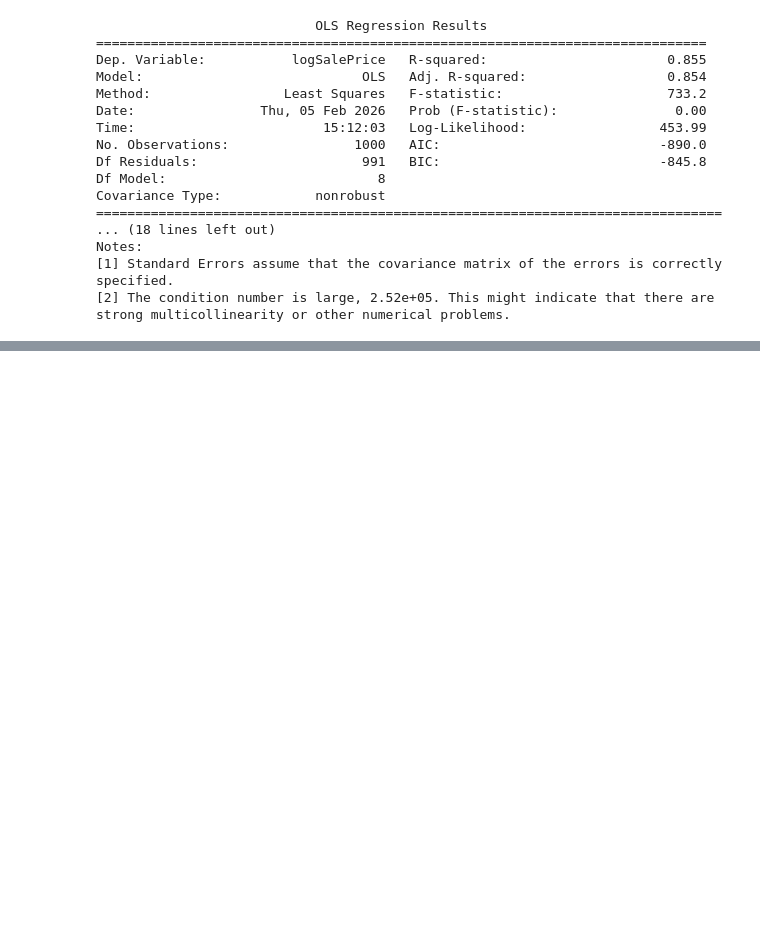
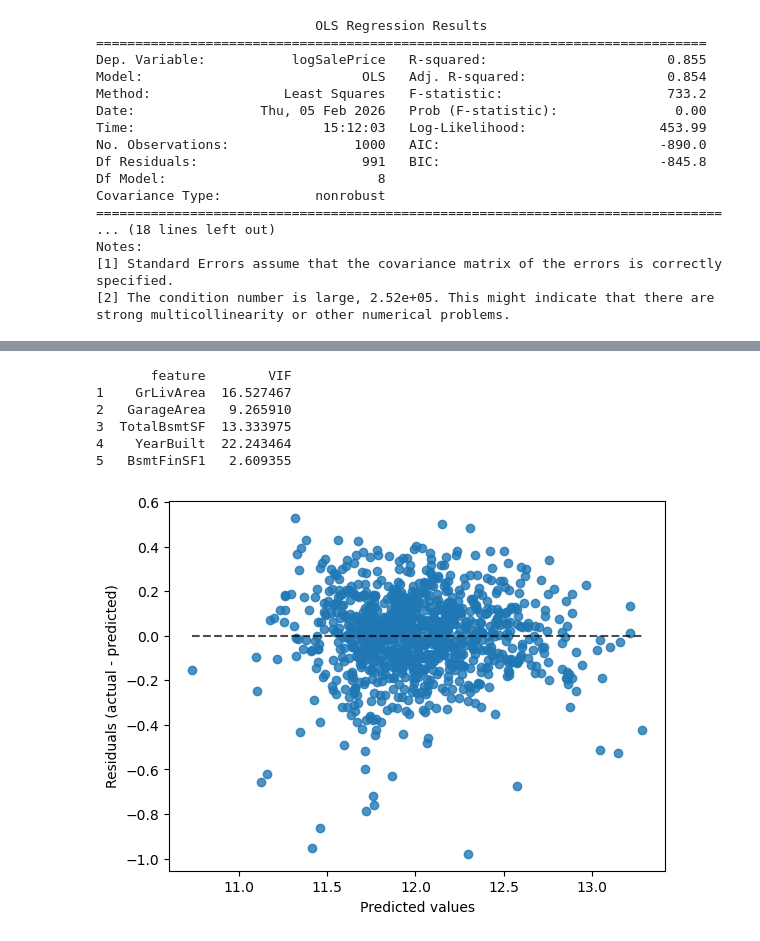
Before and after one commit to Baguirr1/Studio-2-, a Jupyter notebook: Project/Project 1 code.ipynb, the cells around one changed output, grey strips where cells are left out. Cells and saved outputs as stored; diff of their text form; code cells hidden in the pictures; blank space fills up the shorter version.

```diff
--- a/Project/Project 1 code.ipynb
+++ b/Project/Project 1 code.ipynb
@@ -163,0 +199,21 @@ vif_data["VIF"] = [variance_inflation_factor(X2.values, i) for i in range(len(X2
+# %%
+vif_data = pd.DataFrame()
+vif_data["feature"] = X2.columns
+
+# calculating VIF for each feature
+vif_data["VIF"] = [variance_inflation_factor(X2.values, i)
+                          for i in range(len(X2.columns))]
+
+print(vif_data[1:len(X2.columns)])
+# %% [output]
+       feature        VIF
+1    GrLivArea  16.527467
+2   GarageArea   9.265910
+3  TotalBsmtSF  13.333975
+4    YearBuilt  22.243464
+5   BsmtFinSF1   2.609355
+# %%
+display = PredictionErrorDisplay.from_predictions(y, y_hat)
+plt.show()
+# %% [output]
+[figure, added]
```
Also changed, not shown: parts of 7 cells of this notebook.
